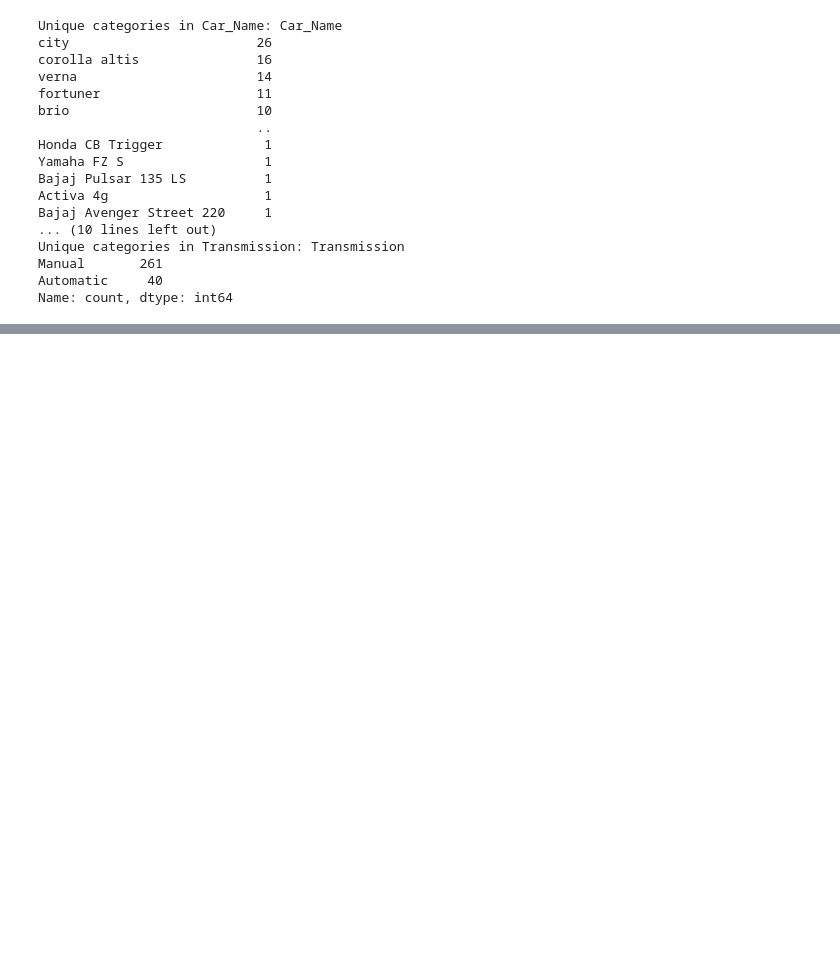
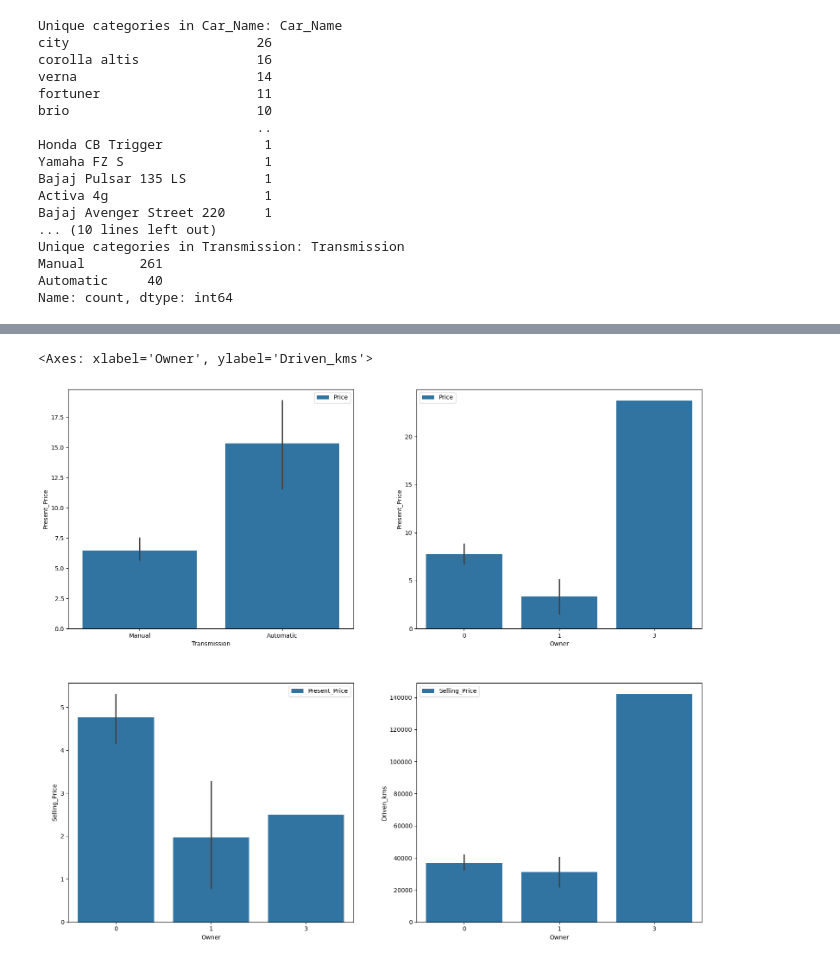
Before and after one commit to neolex118/neolex, a Jupyter notebook: eda/eda.ipynb, the cells around one changed output, grey strips where cells are left out. Cells and saved outputs as stored; diff of their text form; code cells hidden in the pictures; blank space fills up the shorter version.

```diff
--- a/eda/eda.ipynb
+++ b/eda/eda.ipynb
@@ -83,0 +103,14 @@ NameError: name 'aggregated_df' is not defined
+# %%
+fig, axs = plt.pyplot.subplots(2,2)
+fig.tight_layout(pad=1)
+fig.set_size_inches(16.5, 14, forward=True)
+
+sns.barplot(df,x='Transmission',y='Present_Price', label='Priiice', ax=axs[0,0])
+
+sns.barplot(df,x='Owner',y='Present_Price', label='Price',ax=axs[0,1])
+sns.barplot(df,x='Owner',y='Selling_Price', label='Present_Price',ax=axs[1,0])
+
+sns.barplot(df,x='Owner',y='Driven_kms', label='Selling_Price',ax=axs[1,1])
+# %% [output]
+<Axes: xlabel='Owner', ylabel='Driven_kms'>
+[figure, added]
```
Also changed, not shown: parts of 7 cells of this notebook.
